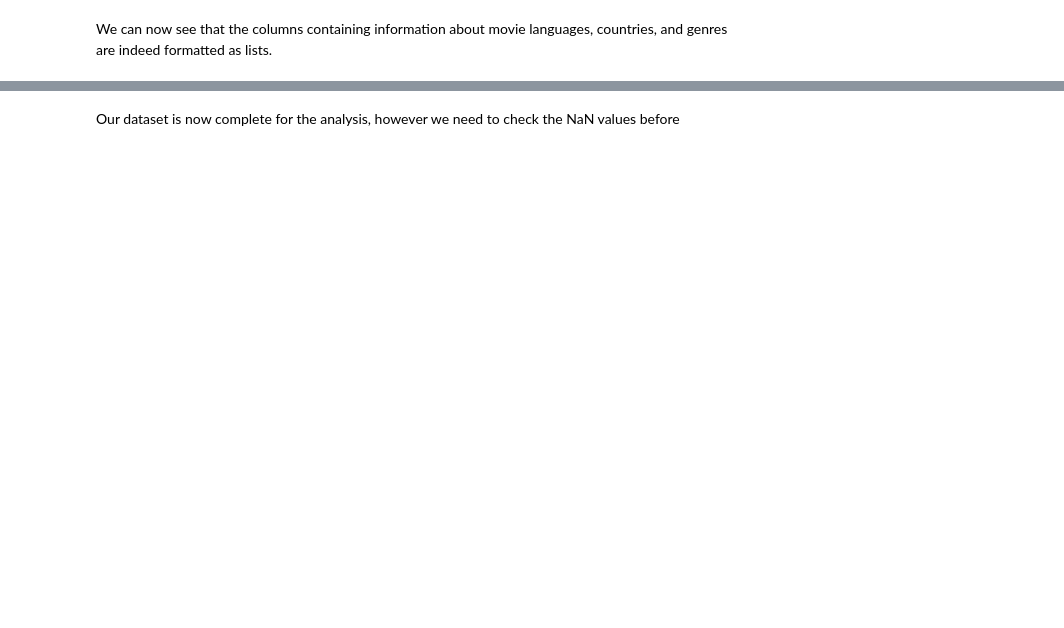
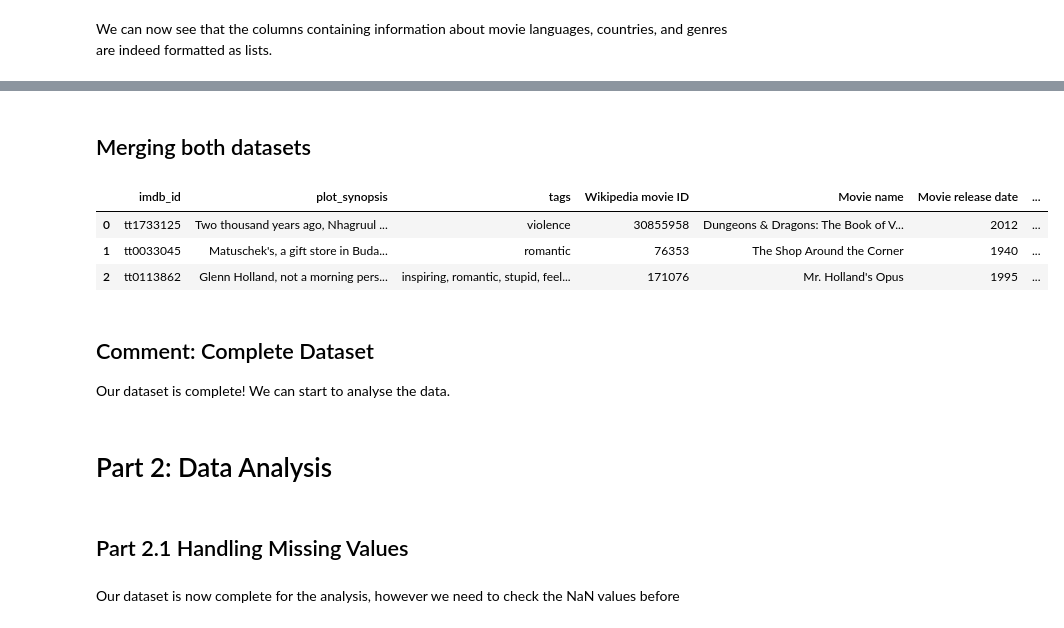
Before and after one commit to epfl-ada/ada-2024-project-padawans, a Jupyter notebook: results.ipynb, the cells around one changed output, grey strips where cells are left out. Saved outputs shown, nothing was run; the diff lists cells and outputs as text; code cells hidden in the pictures; blank space fills up the shorter version.

Commit message:
Add files via upload
Added comments for Part 1

```diff
--- a/results.ipynb
+++ b/results.ipynb
@@ -228,3 +323,26 @@ movies_ratings.head()
+# %% [markdown]
+## Merging both datasets
+# %%
+# Merge
+movies_ratings = pd.merge(movies_syn,ratings_df,left_on='imdb_id', right_on='tconst',how='inner')
+
+# Remove redundant columns
+movies_ratings = movies_ratings.drop(['tconst'], axis=1)
+
+# Display
+movies_ratings.head(3)
+# %% [output]
+|  | imdb_id | plot_synopsis | tags | Wikipedia movie ID | Movie name | Movie release date | ... |
+| 0 | tt1733125 | Two thousand years ago, Nhagruul ... | violence | 30855958 | Dungeons & Dragons: The Book of V... | 2012 | ... |
+| 1 | tt0033045 | Matuschek's, a gift store in Buda... | romantic | 76353 | The Shop Around the Corner | 1940 | ... |
+| 2 | tt0113862 | Glenn Holland, not a morning pers... | inspiring, romantic, stupid, feel... | 171076 | Mr. Holland's Opus | 1995 | ... |
+# %% [markdown]
+## Comment: Complete Dataset
+Our dataset is complete! We can start to analyse the data.
+# %% [markdown]
+# Part 2: Data Analysis
+# %% [markdown]
+## Part 2.1 Handling Missing Values
 # %% [markdown]
 Our dataset is now complete for the analysis, however we need to check the NaN values before
 # %%
```
Also changed, not shown: parts of 64 cells of this notebook.
